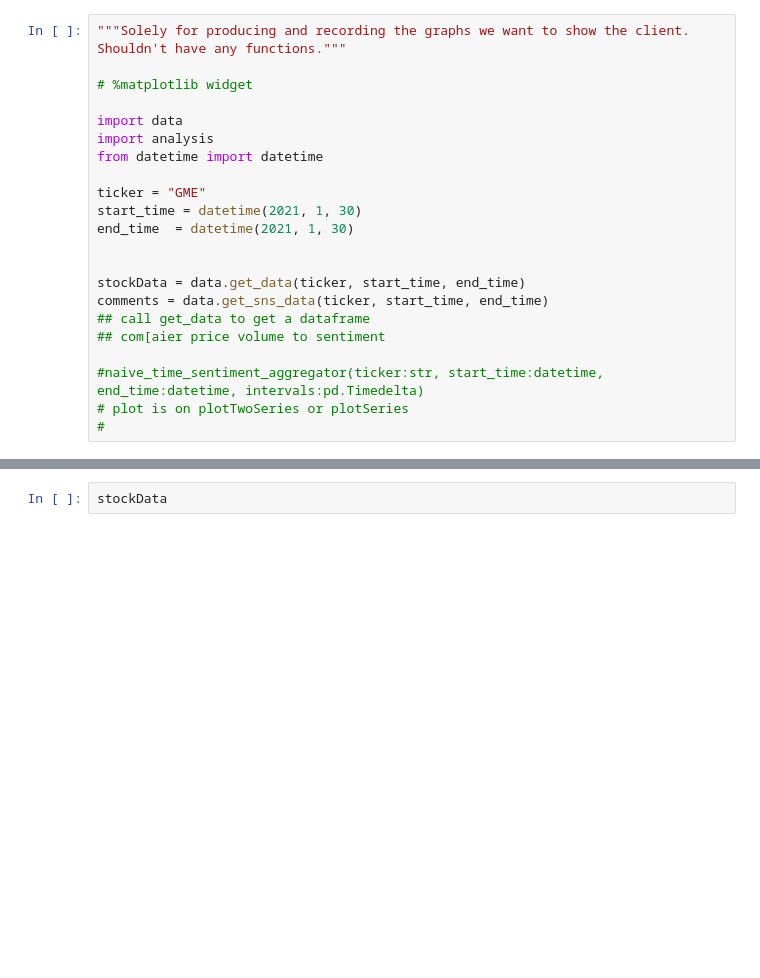
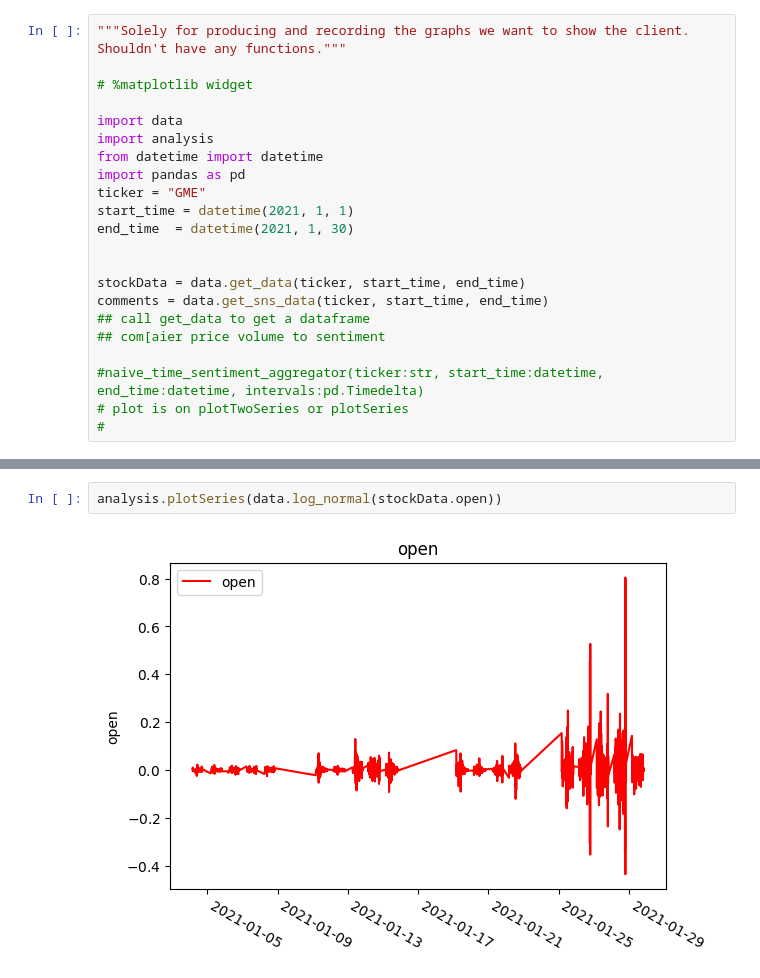
Before and after one commit to InvestmentProvenance/SocialStockAnalyser, a Jupyter notebook: database/graphs.ipynb, the cells around one changed output, grey strips where cells are left out. Cells and saved outputs as stored; diff of their text form; blank space fills up the shorter version.

Commit message:
Graphs

```diff
--- a/database/graphs.ipynb
+++ b/database/graphs.ipynb
@@ -7,9 +7,9 @@ Shouldn't have any functions."""
 import data
 import analysis
 from datetime import datetime
-
+import pandas as pd
 ticker = "GME"
-start_time = datetime(2021, 1, 30)
+start_time = datetime(2021, 1, 1)
 end_time  = datetime(2021, 1, 30)
 
 
@@ -26,2 +42,4 @@ KeyError: 'DB_HOST'
-# %%
-stockData
+# %%
+analysis.plotSeries(data.log_normal(stockData.open))
+# %% [output]
+[figure, added]
```
Also changed, not shown: parts of 10 cells of this notebook, 1 other file.
